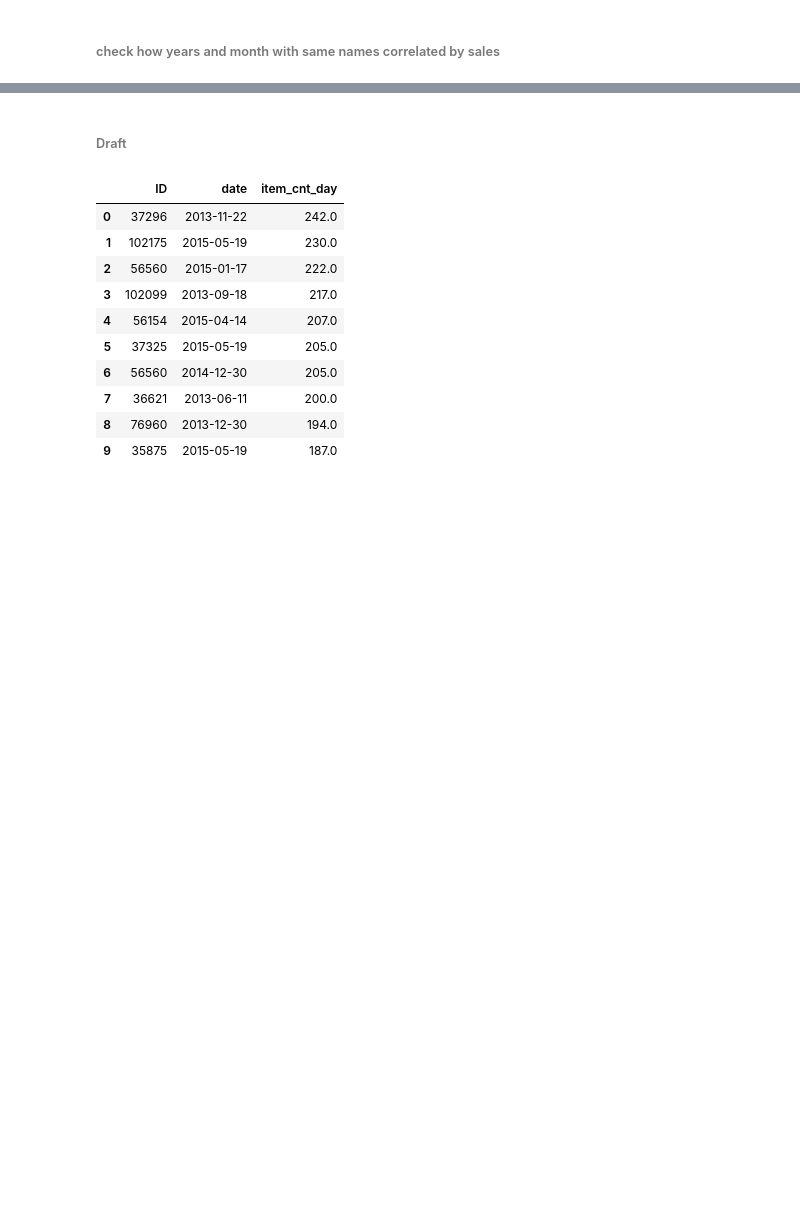
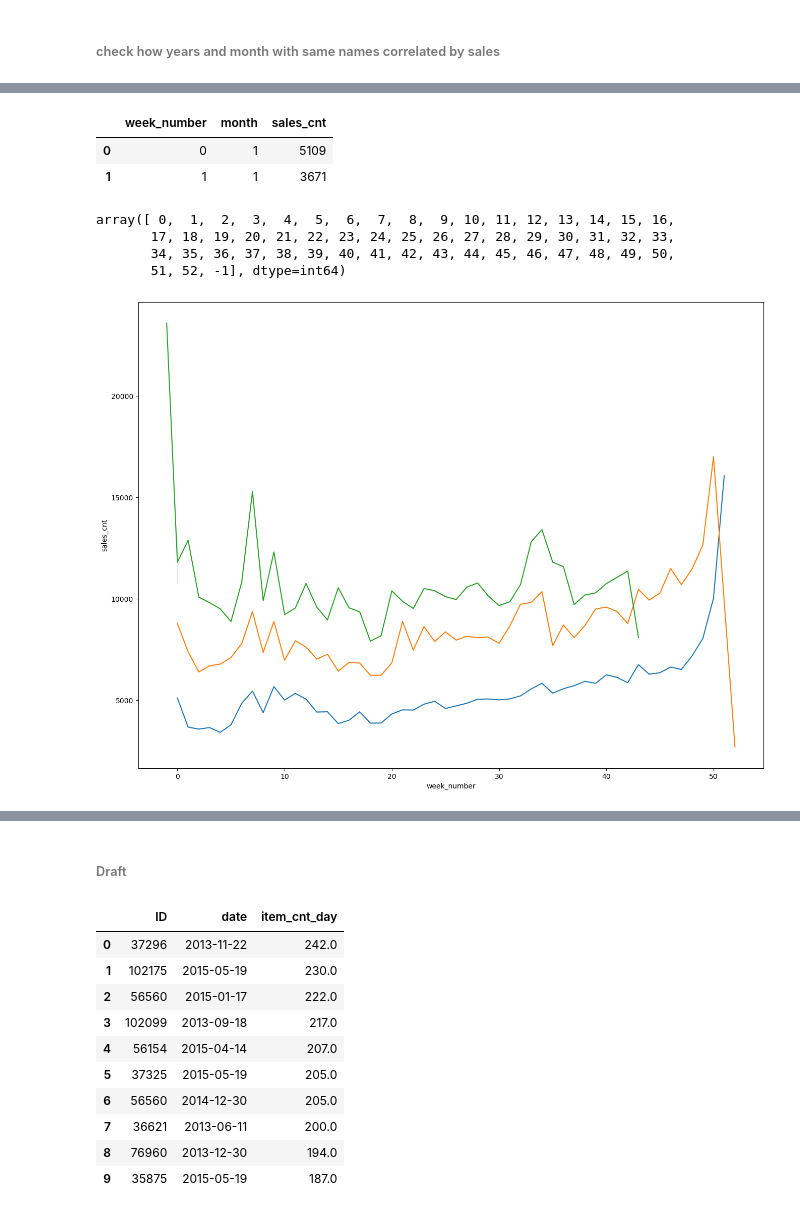
Before and after one commit to Yarmmax/DS_Intership, a Jupyter notebook: EDA.ipynb, the cells around one changed output, grey strips where cells are left out. Saved outputs shown, nothing was run; the diff lists cells and outputs as text; code cells hidden in the pictures; blank space fills up the shorter version.

```diff
--- a/EDA.ipynb
+++ b/EDA.ipynb
@@ -310,0 +313,25 @@ sales_train
+# %%
+year_data = all_data.groupby(['week_number', 'year']).agg({'item_id': 'count'})\
+    .reset_index().rename(columns={'item_id':'sales_cnt'})
+# %%
+month_data.head(2)
+# %% [output]
+|  | week_number | month | sales_cnt |
+| 0 | 0 | 1 | 5109 |
+| 1 | 1 | 1 | 3671 |
+# %%
+year_data.week_number.iloc[53:104] = year_data.week_number.iloc[53:104].apply(lambda x: x - 52)
+year_data.week_number.iloc[104:] = year_data.week_number.iloc[104:].apply(lambda x: x-104)
+# %%
+year_data.week_number.unique()
+# %% [output]
+array([ 0,  1,  2,  3,  4,  5,  6,  7,  8,  9, 10, 11, 12, 13, 14, 15, 16,
+       17, 18, 19, 20, 21, 22, 23, 24, 25, 26, 27, 28, 29, 30, 31, 32, 33,
+       34, 35, 36, 37, 38, 39, 40, 41, 42, 43, 44, 45, 46, 47, 48, 49, 50,
+       51, 52, -1], dtype=int64)
+# %%
+ax1 = sns.lineplot(x=year_data.week_number[:52], y=year_data.sales_cnt[:52])
+ax2 = sns.lineplot(x=year_data.week_number[52:104], y=year_data.sales_cnt[52:104])
+ax3 = sns.lineplot(x=year_data.week_number[104:], y=year_data.sales_cnt[104:])
+# %% [output]
+[figure, added]
```
Also changed, not shown: parts of 16 cells of this notebook.
